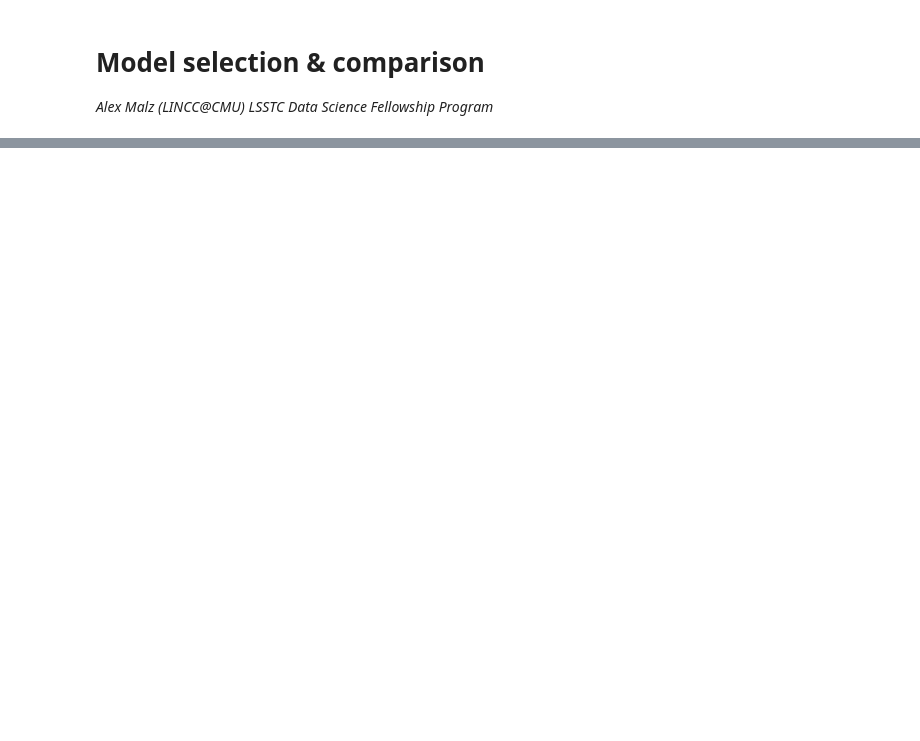
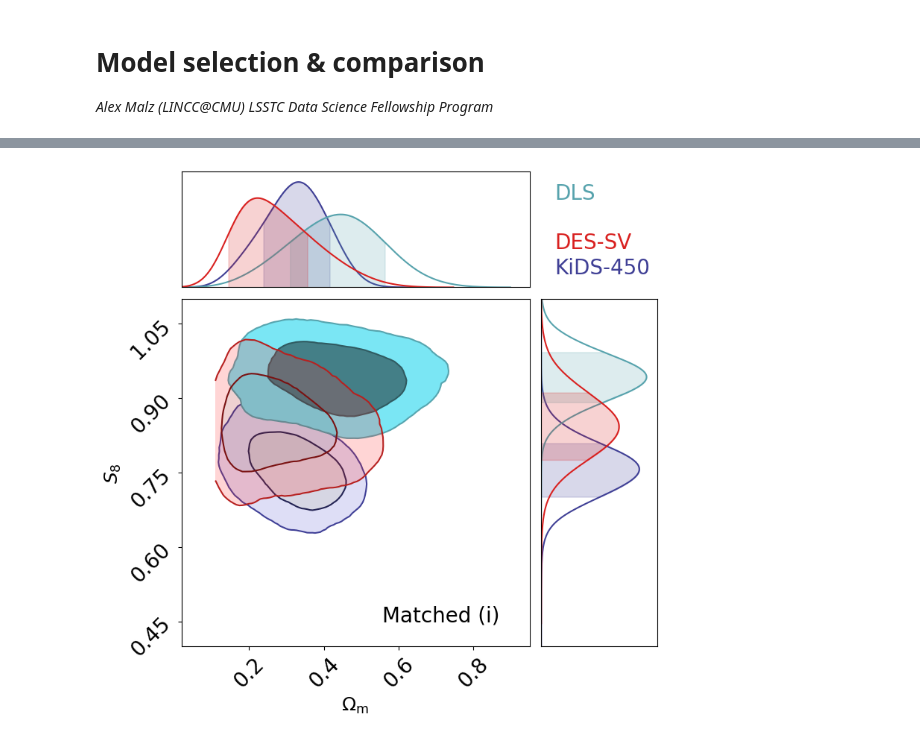
Before and after one commit to aimalz/dsfp2022, a Jupyter notebook: metrics.ipynb, the cells around one changed output, grey strips where cells are left out. Cells and saved outputs as stored; diff of their text form; code cells hidden in the pictures; blank space fills up the shorter version.

```diff
--- a/metrics.ipynb
+++ b/metrics.ipynb
@@ -204,0 +106,59 @@ In Chang+18, we technically had different data, so it wasn't entirely kosher to
+# %%
+# cfhtlens2_g = 'data/matched/CFHTLenS/mcmc_cfhtlens_matched2_covg.txt'#'../cosmosis_output_finalfinal/mcmc_cfhtlens_matched2_covg.txt'
+kids2_g = 'data/matched/KiDS450/mcmc_kids_matched2_covg.txt'#'../cosmosis_output_finalfinal/mcmc_kids_matched2_covg.txt'
+des2_g = 'data/matched/DES/mcmc_des_matched2_covg.txt'#'../cosmosis_output_finalfinal/mcmc_des_matched2_covg.txt'
+dls2_g = 'data/matched/DLS/mcmc_dls_matched2_covg.txt'#'../cosmosis_output_finalfinal/mcmc_dls_matched2_covg.txt'
+
+data_params = []
+weights = []
+file_list = [None,#cfhtlens2_g,
+             kids2_g, des2_g, dls2_g]
+
+# data = np.loadtxt(file_list[0])
+# os.system("cat "+file_list[0]+" | tail -3 | head -1 | sed s/'='/' '/|awk '{print $2}'>nsample")
+# nsample = int(np.loadtxt('nsample'))
+# weights.append(data[-nsample:,-1])
+# data_params.append([data[-nsample:,21], data[-nsample:,20]*(data[-nsample:,21]/0.3)**0.5]) #12
+
+data = np.loadtxt(file_list[1])
+os.system("cat "+file_list[1]+" | tail -3 | head -1 | sed s/'='/' '/|awk '{print $2}'>nsample")
+nsample = int(np.loadtxt('nsample'))
+weights.append(data[-nsample:,-1])
+data_params.append([data[-nsample:,15], data[-nsample:,14]*(data[-nsample:,15]/0.3)**0.5]) #12
+
+data = np.loadtxt(file_list[2])
+os.system("cat "+file_list[2]+" | tail -3 | head -1 | sed s/'='/' '/|awk '{print $2}'>nsample")
+nsample = int(np.loadtxt('nsample'))
+weights.append(data[-nsample:,-1])
+data_params.append([data[-nsample:,13], data[-nsample:,12]*(data[-nsample:,13]/0.3)**0.5]) #12
+
+data = np.loadtxt(file_list[3])
+os.system("cat "+file_list[3]+" | tail -3 | head -1 | sed s/'='/' '/|awk '{print $2}'>nsample")
+nsample = int(np.loadtxt('nsample'))
+weights.append(data[-nsample:,-1])
+data_params.append([data[-nsample:,9], data[-nsample:,8]*(data[-nsample:,9]/0.3)**0.5]) #12
+
+data_params_matched = data_params
+
+c = ChainConsumer()
+# c.add_chain(data_params[3], weights=weights[3], parameters=[r"$\Omega_{\rm m}$", r"$S_{8}$"], name='')
+c.add_chain(data_params[0], weights=weights[0], name='', parameters=[r"$\Omega_{\rm m}$", r"$S_{8}$"])
+c.add_chain(data_params[2], weights=weights[2], name='')
+c.add_chain(data_params[1], weights=weights[1], name='')
+
+c.configure(colors=Color, label_font_size=18, contour_label_font_size=20,
+            tick_font_size=20, linewidths=[1.5,1.5,1.5,1.5], sigma2d=False, shade=True,
+            kde=1.5, shade_alpha=[0.2,1,0.2,0.7], bar_shade=True, sigmas=[0,1,2])
+
+fig = c.plotter.plot(extents=[(0.02,0.95),(0.4,1.1)])
+
+mplot.text(1,1.30,'DLS', color=Color[1], fontsize=20)
+# mplot.text(1,1.25,'CFHTLenS', color=Color[0], fontsize=20)
+mplot.text(1,1.20,'DES-SV', color=Color[2], fontsize=20)
+mplot.text(1,1.15,'KiDS-450', color=Color[0], fontsize=20)
+
+mplot.text(-12,0.45,'Matched (i)', color='k', fontsize=20)
+
+fig.set_size_inches(4.5 + fig.get_size_inches())  # Resize fig for doco. You don't need this.
+# %% [output]
+[figure, added]
```
Also changed, not shown: parts of 58 cells of this notebook, 4 other files.
